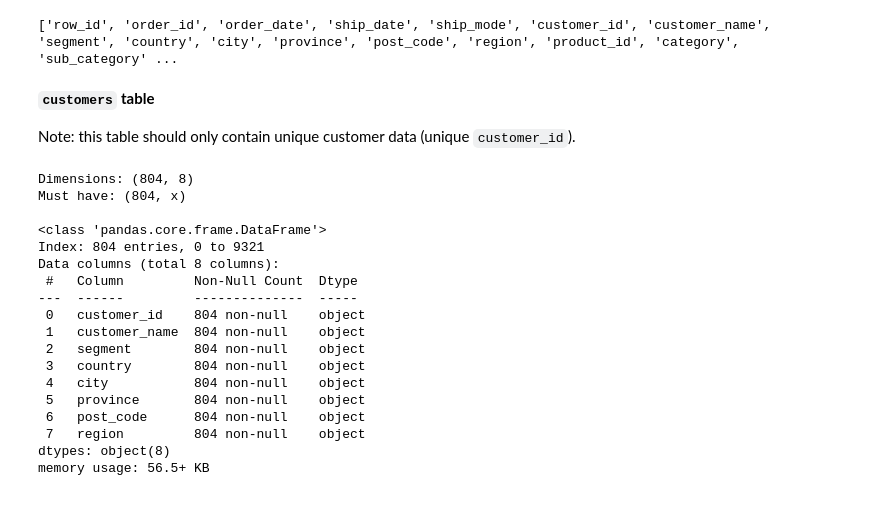
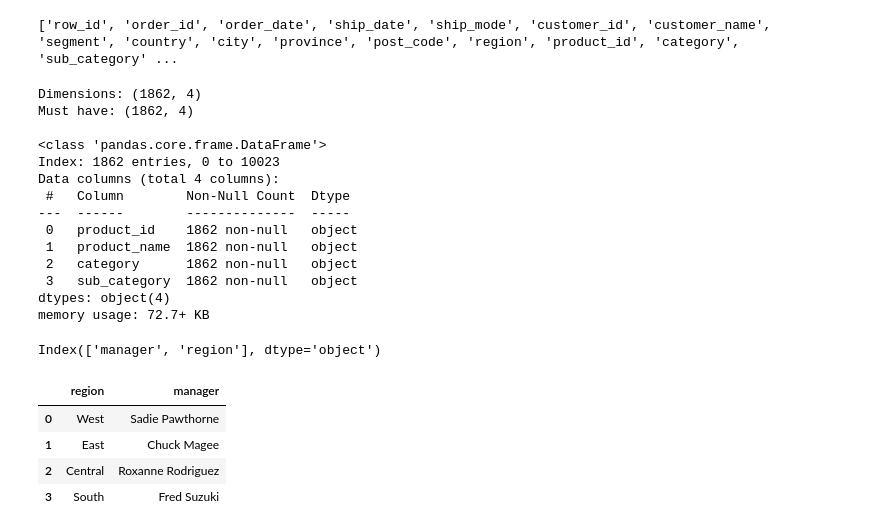
Before and after one commit to nacht29/Superstore-Analysis, a Jupyter notebook: Super-Store-Analysis.ipynb, the cells around one changed output. Drawn from its saved outputs; the diff is of its cells as text; code cells hidden in the pictures.

````diff
--- a/Super-Store-Analysis.ipynb
+++ b/Super-Store-Analysis.ipynb
@@ -478,34 +509,38 @@ memory usage: 955.5+ KB
 print(list(orders_df.columns))
 # %% [output]
 ['row_id', 'order_id', 'order_date', 'ship_date', 'ship_mode', 'customer_id', 'customer_name', 'segment', 'country', 'city', 'province', 'post_code', 'region', 'product_id', 'category', 'sub_category' ...
-# %% [markdown]
-**```customers``` table**
-
-Note: this table should only contain unique customer data (unique ```customer_id```).
 # %%
-customers = orders_df[['customer_id', 'customer_name', 'segment', 'country', 'city', 'province', 'post_code', 'region']].drop_duplicates(subset=['customer_id'])
+products = orders_df[['product_id', 'product_name', 'category', 'sub_category']].drop_duplicates(subset=['product_id'])
 
-# compare the number of unique customer_id in the raw data to the current df
-print(f'Dimensions: {customers.shape}')
-print(f'Must have: ({len(orders_df['customer_id'].unique())}, x)\n')
+print(f'Dimensions: {products.shape}')
+print(f'Must have: ({len(orders_df['product_id'].unique())}, 4)\n')
 
-customers.info()
+products.info()
 # %% [output]
-Dimensions: (804, 8)
-Must have: (804, x)
+Dimensions: (1862, 4)
+Must have: (1862, 4)
 
 <class 'pandas.core.frame.DataFrame'>
-Index: 804 entries, 0 to 9321
-Data columns (total 8 columns):
- #   Column         Non-Null Count  Dtype
----  ------         --------------  -----
- 0   customer_id    804 non-null    object
- 1   customer_name  804 non-null    object
- 2   segment        804 non-null    object
- 3   country        804 non-null    object
- 4   city           804 non-null    object
- 5   province       804 non-null    object
- 6   post_code      804 non-null    object
- 7   region         804 non-null    object
-dtypes: object(8)
-memory usage: 56.5+ KB
+Index: 1862 entries, 0 to 10023
+Data columns (total 4 columns):
+ #   Column        Non-Null Count  Dtype
+---  ------        --------------  -----
+ 0   product_id    1862 non-null   object
+ 1   product_name  1862 non-null   object
+ 2   category      1862 non-null   object
+ 3   sub_category  1862 non-null   object
+dtypes: object(4)
+memory usage: 72.7+ KB
+# %%
+people_df.columns
+# %% [output]
+Index(['manager', 'region'], dtype='object')
+# %%
+regions = people_df[['region', 'manager']]
+regions.head(len(people_df['region']))
+# %% [output]
+|  | region | manager |
+| 0 | West | Sadie Pawthorne |
+| 1 | East | Chuck Magee |
+| 2 | Central | Roxanne Rodriguez |
+| 3 | South | Fred Suzuki |
````
Also changed, not shown: parts of 3 cells of this notebook.
